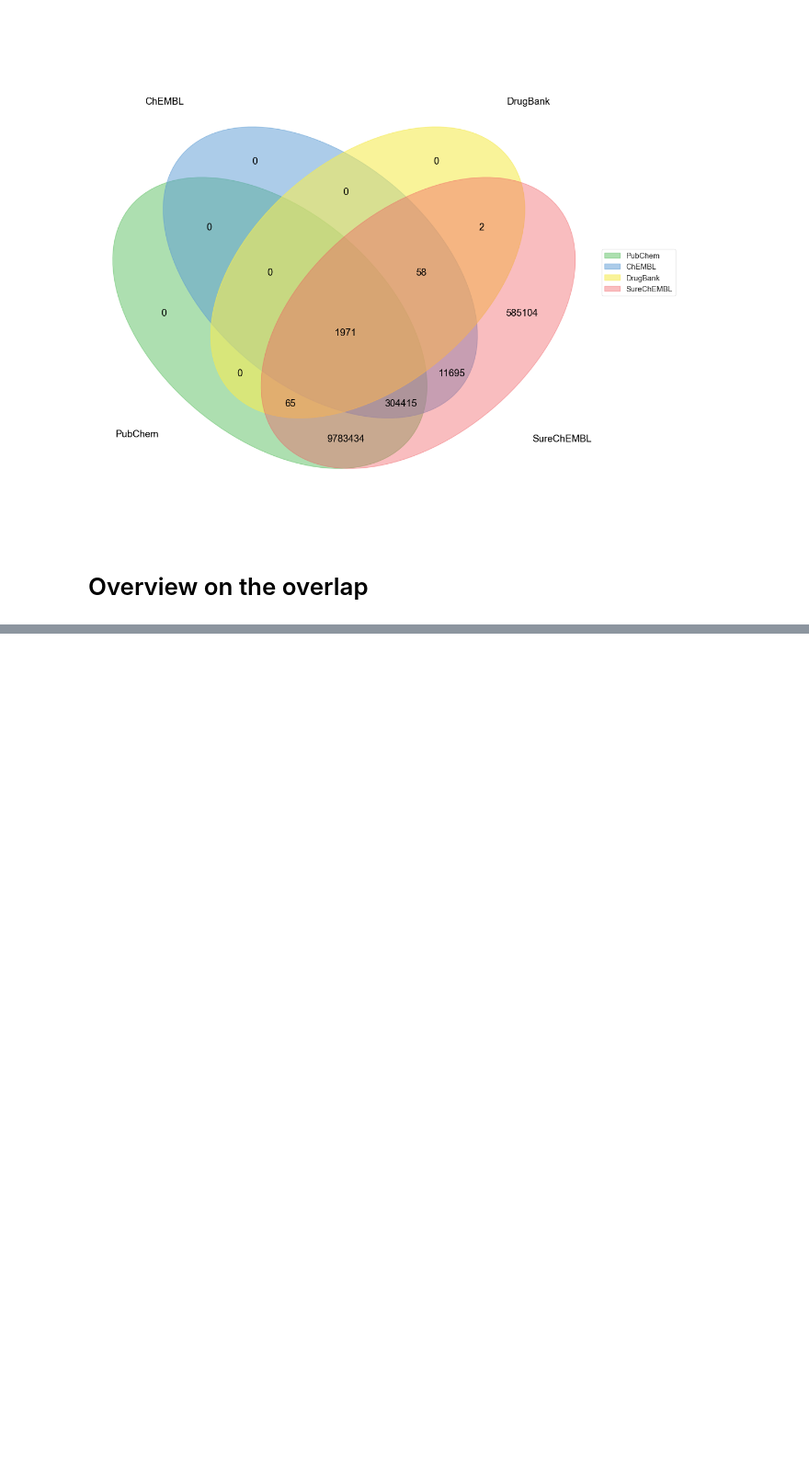
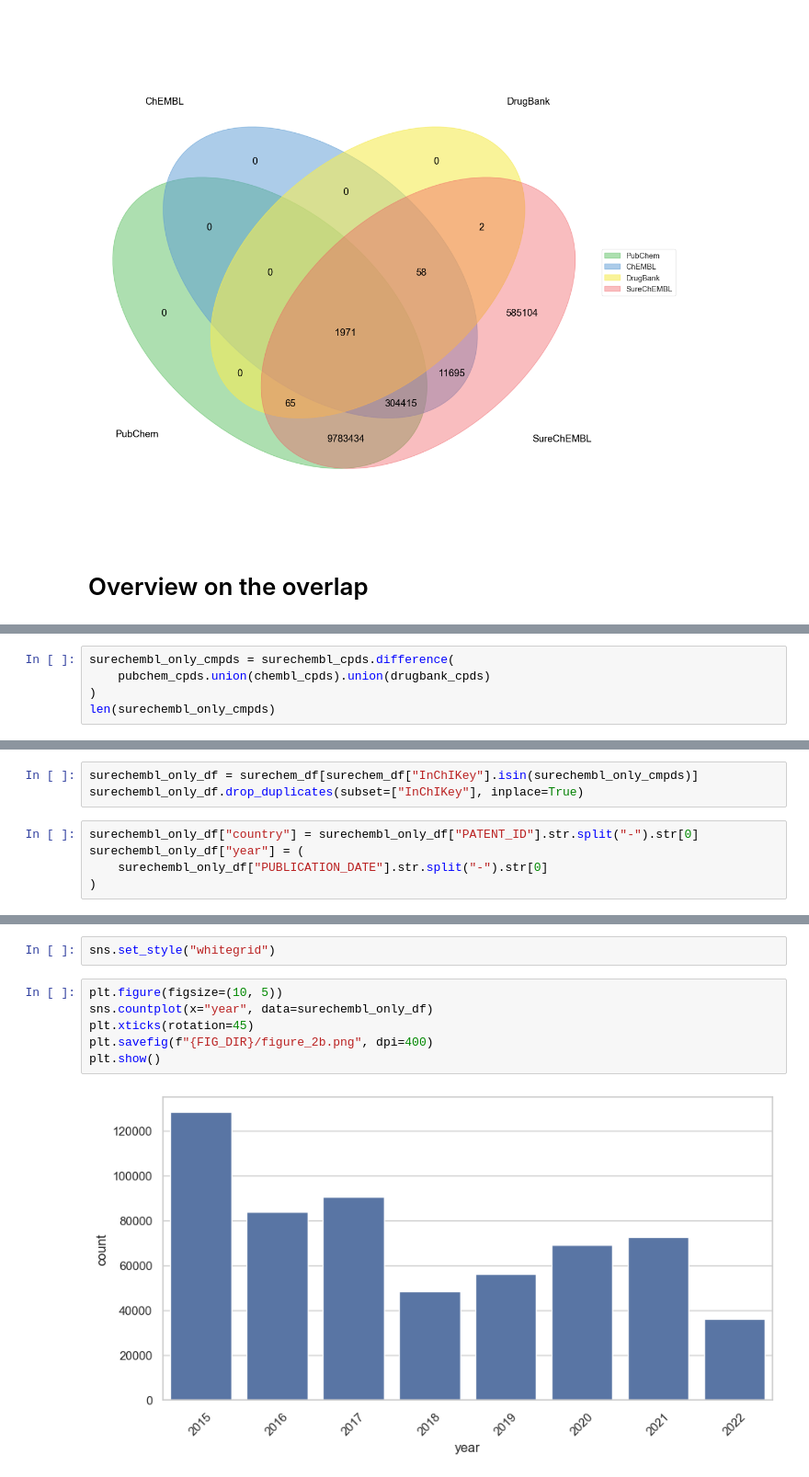
Before and after one commit to Fraunhofer-ITMP/patent-clinical-candidate-characteristics, a Jupyter notebook: notebooks/3_1_chemical_database_overlap.ipynb, the cells around one changed output, grey strips where cells are left out. Shown at 92% size. Drawn from its saved outputs; the diff is of its cells as text; blank space fills up the shorter version.

Commit message:
update figure 2

```diff
--- a/notebooks/3_1_chemical_database_overlap.ipynb
+++ b/notebooks/3_1_chemical_database_overlap.ipynb
@@ -109,0 +118,5 @@ SureChEMBL only: 585104 (5.48%)
+# %%
+surechembl_only_cmpds = surechembl_cpds.difference(
+    pubchem_cpds.union(chembl_cpds).union(drugbank_cpds)
+)
+len(surechembl_only_cmpds)
@@ -109,0 +125,8 @@ SureChEMBL only: 585104 (5.48%)
+# %%
+surechembl_only_df = surechem_df[surechem_df["InChIKey"].isin(surechembl_only_cmpds)]
+surechembl_only_df.drop_duplicates(subset=["InChIKey"], inplace=True)
+# %%
+surechembl_only_df["country"] = surechembl_only_df["PATENT_ID"].str.split("-").str[0]
+surechembl_only_df["year"] = (
+    surechembl_only_df["PUBLICATION_DATE"].str.split("-").str[0]
+)
@@ -109,0 +142,10 @@ SureChEMBL only: 585104 (5.48%)
+# %%
+sns.set_style("whitegrid")
+# %%
+plt.figure(figsize=(10, 5))
+sns.countplot(x="year", data=surechembl_only_df)
+plt.xticks(rotation=45)
+plt.savefig(f"{FIG_DIR}/figure_2b.png", dpi=400)
+plt.show()
+# %% [output]
+[figure, added]
```
Also changed, not shown: parts of 13 cells of this notebook, 2 other files.
